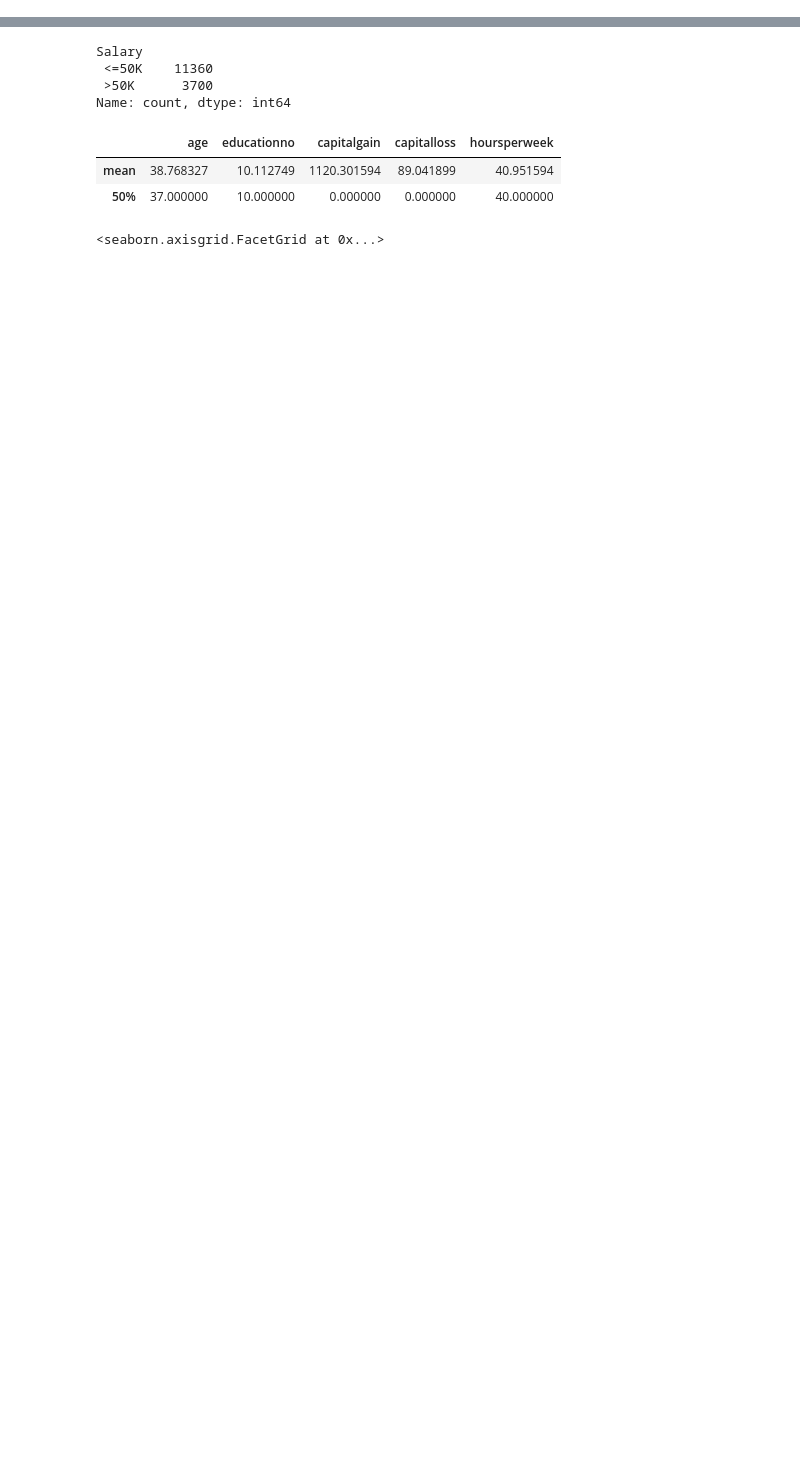
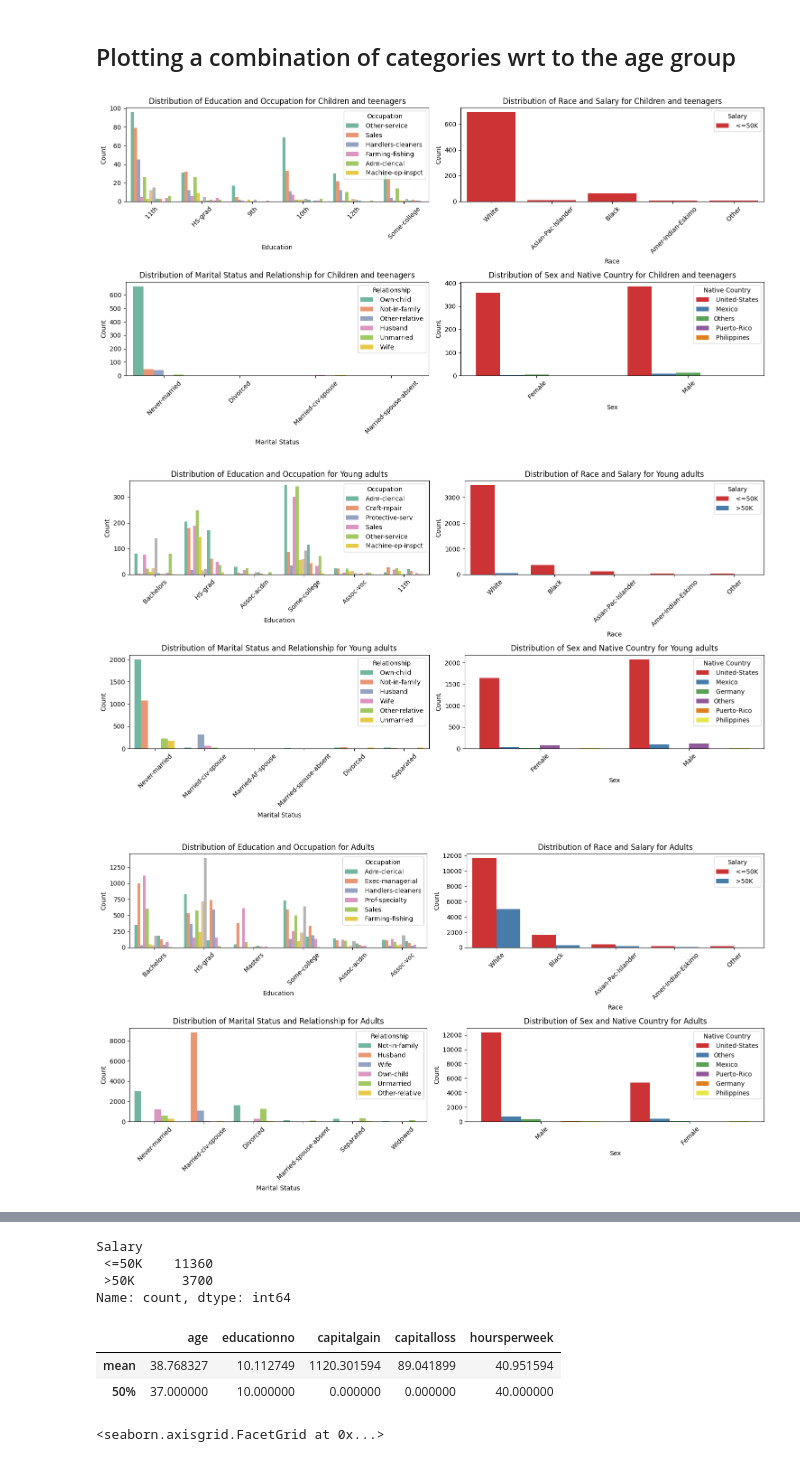
Before and after one commit to GrimmXoXo/Machine-Learning-Techniques-Implementation, a Jupyter notebook: SVM/salary_data_SVM.ipynb, the cells around one changed output, grey strips where cells are left out. Saved outputs shown, nothing was run; the diff lists cells and outputs as text; code cells hidden in the pictures; blank space fills up the shorter version.

Commit message:
Added Visualization

```diff
--- a/SVM/salary_data_SVM.ipynb
+++ b/SVM/salary_data_SVM.ipynb
@@ -14,0 +57,71 @@ Index(['age', 'workclass', 'education', 'educationno', 'maritalstatus',
+# %% [markdown]
+## Plotting a combination of categories wrt to the age group
+# %%
+df = pd.DataFrame(data)
+
+# Define age groups
+bins = [-1, 18, 24, 50, float('inf')]  # Age groups boundaries
+labels = ['Children and teenagers', 'Young adults', 'Adults', 'Seniors']  # Labels for age groups
+
+# Add a new column with age groups
+df['age_group'] = pd.cut(df['age'], bins=bins, labels=labels)
+
+# Trim 'native' column based on count of people
+threshold = 6  # Set the threshold count for top countries
+top_countries = df['native'].value_counts().nlargest(threshold).index.tolist()
+df.loc[~df['native'].isin(top_countries), 'native'] = 'Others'
+
+# Plotting for each age group
+for age_group in labels:
+    plt.figure(figsize=(15, 8))
+
+    # Education and Occupation
+    plt.subplot(2, 2, 1)
+    top_educations = df[df['age_group'] == age_group]['education'].value_counts().nlargest(threshold).index.tolist()
+    ax = sns.countplot(data=df.loc[(df['age_group'] == age_group) & (df['education'].isin(top_educations))], x='education', hue='occupation', palette='Set2')
+    plt.title(f'Distribution of Education and Occupation for {age_group}')
+    plt.xlabel('Education')
+    plt.ylabel('Count')
+    plt.xticks(rotation=45)
+    handles, labels = ax.get_legend_handles_labels()
+    ax.legend(handles[:threshold], labels[:threshold], title='Occupation')
+
+    # Race and Salary
+    plt.subplot(2, 2, 2)
+    top_races = df[df['age_group'] == age_group]['race'].value_counts().nlargest(threshold).index.tolist()
+    ax = sns.countplot(data=df.loc[(df['age_group'] == age_group) & (df['race'].isin(top_races))], x='race', hue='Salary', palette='Set1')
+    plt.title(f'Distribution of Race and Salary for {age_group}')
+    plt.xlabel('Race')
+    plt.ylabel('Count')
+    plt.xticks(rotation=45)
+    handles, labels = ax.get_legend_handles_labels()
+    ax.legend(handles[:threshold], labels[:threshold], title='Salary')
+
+    # Marital Status and Relationship
+    plt.subplot(2, 2, 3)
+    top_maritalstatus = df[df['age_group'] == age_group]['maritalstatus'].value_counts().nlargest(threshold).index.tolist()
+    ax = sns.countplot(data=df.loc[(df['age_group'] == age_group) & (df['maritalstatus'].isin(top_maritalstatus))], x='maritalstatus', hue='relationship', palette='Set2')
+    plt.title(f'Distribution of Marital Status and Relationship for {age_group}')
+    plt.xlabel('Marital Status')
+    plt.ylabel('Count')
+    plt.xticks(rotation=45)
+    handles, labels = ax.get_legend_handles_labels()
+    ax.legend(handles[:threshold], labels[:threshold], title='Relationship')
+
+    # Sex and Native Country
+    plt.subplot(2, 2, 4)
+    top_sex = df[df['age_group'] == age_group]['sex'].value_counts().nlargest(threshold).index.tolist()
+    ax = sns.countplot(data=df.loc[(df['age_group'] == age_group) & (df['sex'].isin(top_sex))], x='sex', hue='native', palette='Set1')
+    plt.title(f'Distribution of Sex and Native Country for {age_group}')
+    plt.xlabel('Sex')
+    plt.ylabel('Count')
+    plt.xticks(rotation=45)
+    handles, labels = ax.get_legend_handles_labels()
+    ax.legend(handles[:threshold], labels[:threshold], title='Native Country')
+
+    plt.tight_layout()
+    plt.show()
+# %% [output]
+[figure, added]
+[figure, added]
+[figure, added]
```
Also changed, not shown: parts of 4 cells of this notebook.
